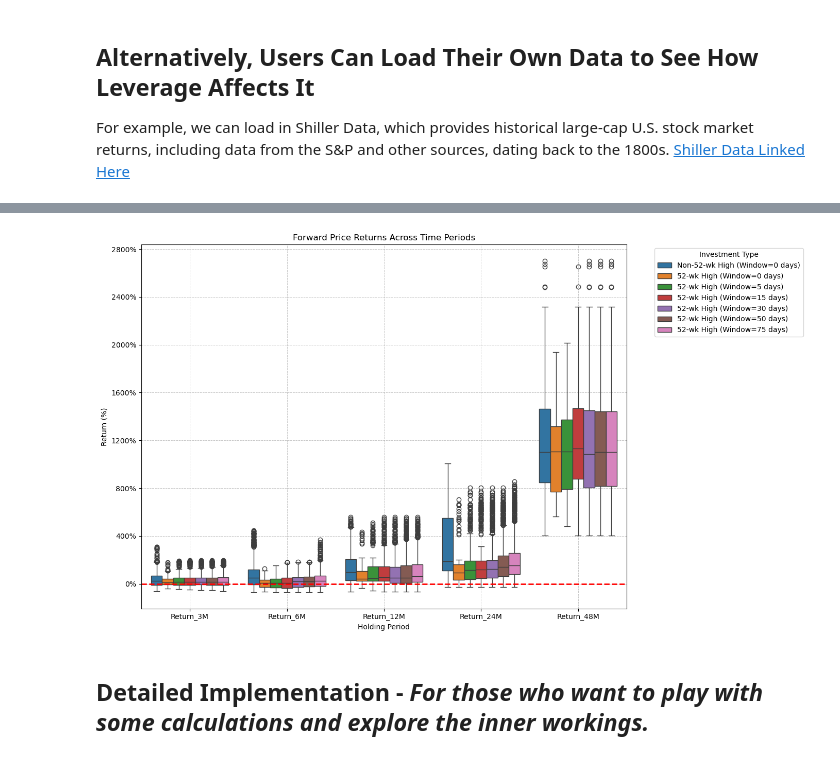
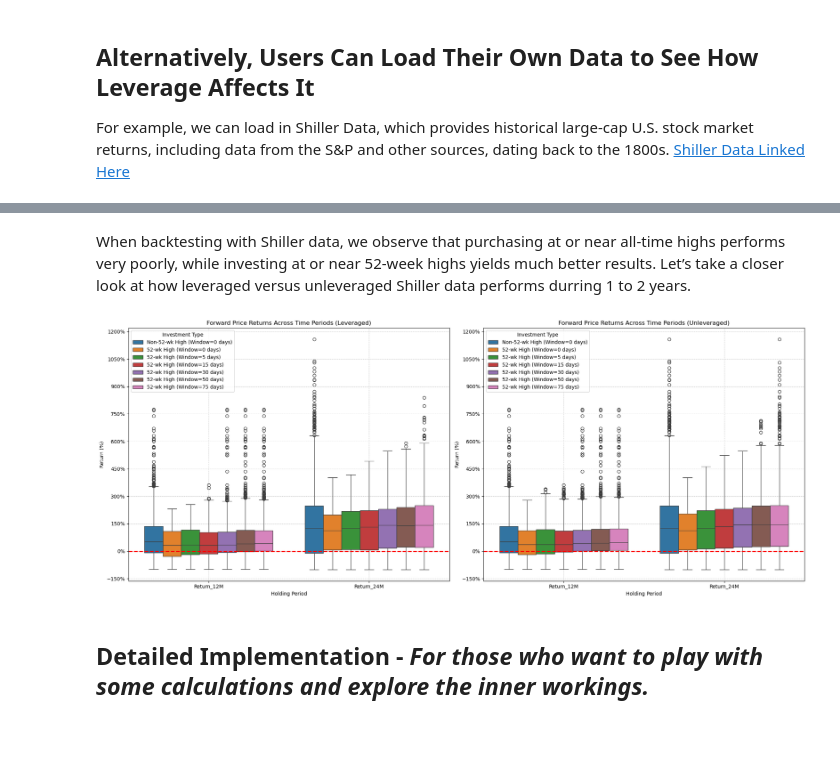
Before and after one commit to SterlingHayden/ATH-Investing-w-Leveraged-ETFs, a Jupyter notebook: Demo-Single-Stock.ipynb, the cells around one changed output, grey strips where cells are left out. Cells and saved outputs as stored; diff of their text form; code cells hidden in the pictures.

```diff
--- a/Demo-Single-Stock.ipynb
+++ b/Demo-Single-Stock.ipynb
@@ -56,10 +76,10 @@ plot_returns(data, windows=[0, 5, 15, 30, 50, 75], price_column='Simulated Lever
 ## Alternatively, Users Can Load Their Own Data to See How Leverage Affects It
 For example, we can load in Shiller Data, which provides historical large-cap U.S. stock market returns, including data from the S&P and other sources, dating back to the 1800s. [Shiller Data Linked Here](http://www.econ.yale.edu/~shiller/data.htm)
 # %%
-# Since we are manually loading in the data we will have to clean it up a little
+# Since we are manually loading in the data we will have to clean it up a little.
 data = pd.read_excel('ie_data.xls', sheet_name='Data')
 data = data.iloc[7:,[0,7]]
-data.columns = ['Date', 'Real Price']
-data = data.reset_index(drop=True)
+data.columns = ['Date', 'Adj Close'] # price column MUST BE NAMED 'Adj Close'. A date column is not required.
+data = data.reset_index(drop=True) # leverage_dataframe() calculates values based on indices, so ensure that indices properly range from 0 to n.
 data.head()
 # %% [output]
@@ -76,7 +122,9 @@ plot_returns(data, windows=[0, 5, 15, 30, 50, 75], price_column='Real Price', hi
+# %% [markdown]
+When backtesting with Shiller data, we observe that purchasing at or near all-time highs performs very poorly, while investing at or near 52-week highs yields much better results. Let’s take a closer look at how leveraged versus unleveraged Shiller data performs durring 1 to 2 years.
 # %%
-plot_returns(data, windows=[0, 5, 15, 30, 50, 75], price_column='Real Price', high_type="52W")
+plot_returns(data, windows=[0, 5, 15, 30, 50, 75], price_column='Leveraged Price', high_type="52W", plot_relative=True, holding_periods={'Return_12M': 365,'Return_24M': 730})
 # %% [output]
-[figure, old version]
+[figure, new version]
 # %% [markdown]
 ## Detailed Implementation - *For those who want to play with some calculations and explore the inner workings.*
 # %% [markdown]
```
Also changed, not shown: parts of 18 cells of this notebook.
